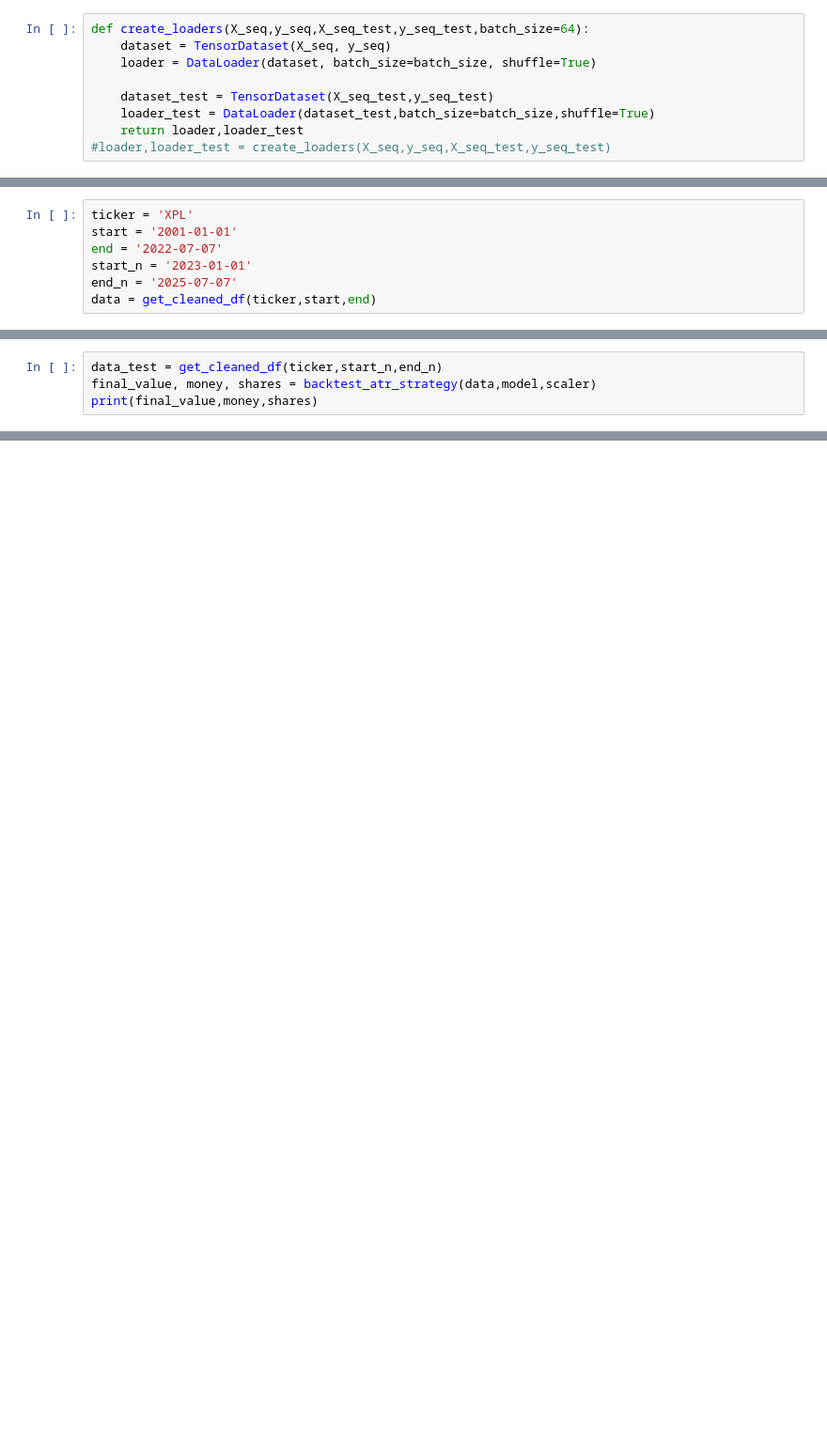
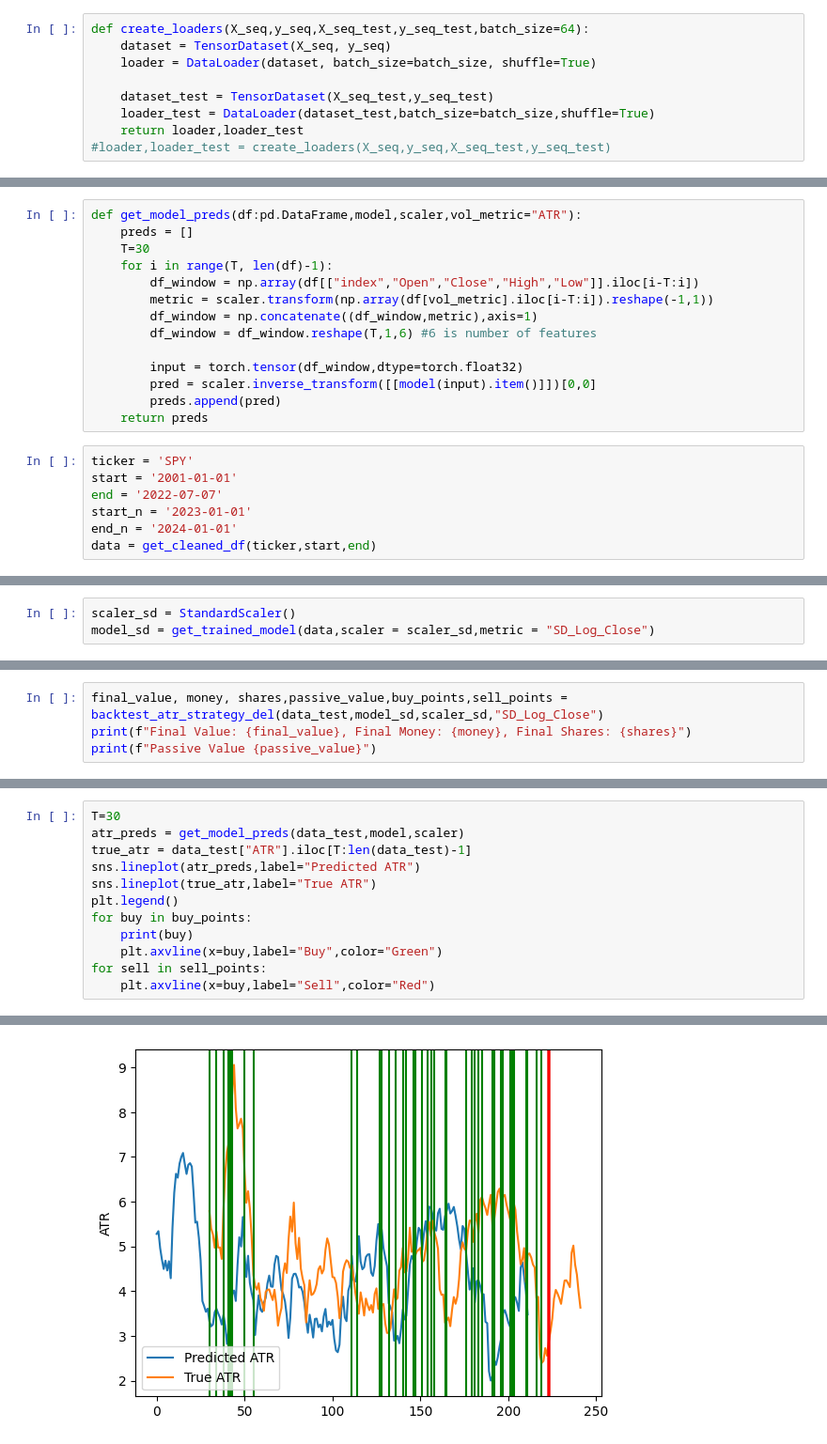
Before and after one commit to AkshayMurthy1/lstm-atr-prediction, a Jupyter notebook: stock-data/sim.ipynb, the cells around one changed output, grey strips where cells are left out. Shown: that part at 94% size. Drawn from its saved outputs; the diff is of its cells as text; blank space fills up the shorter version.

Commit message:
got simulations for both atr and sd to work and associative visuals

```diff
--- a/stock-data/sim.ipynb
+++ b/stock-data/sim.ipynb
@@ -245,7 +362,21 @@ def backtest_atr_strategy(data: pd.DataFrame,
+# %%
+def get_model_preds(df:pd.DataFrame,model,scaler,vol_metric="ATR"):
+    preds = []
+    T=30
+    for i in range(T, len(df)-1):
+        df_window = np.array(df[["index","Open","Close","High","Low"]].iloc[i-T:i])
+        metric = scaler.transform(np.array(df[vol_metric].iloc[i-T:i]).reshape(-1,1))
+        df_window = np.concatenate((df_window,metric),axis=1)
+        df_window = df_window.reshape(T,1,6) #6 is number of features
+
+        input = torch.tensor(df_window,dtype=torch.float32)
+        pred = scaler.inverse_transform([[model(input).item()]])[0,0]
+        preds.append(pred)
+    return preds
 # %%
-ticker = 'XPL'
+ticker = 'SPY'
 start = '2001-01-01'
 end = '2022-07-07'
 start_n = '2023-01-01'
-end_n = '2025-07-07'
+end_n = '2024-01-01'
 data = get_cleaned_df(ticker,start,end)
@@ -254,0 +408,3 @@ model = get_trained_model(data,scaler = scaler)
+# %%
+scaler_sd = StandardScaler()
+model_sd = get_trained_model(data,scaler = scaler_sd,metric = "SD_Log_Close")
@@ -255,4 +435,4 @@ model = get_trained_model(data,scaler = scaler)
 # %%
-data_test = get_cleaned_df(ticker,start_n,end_n)
-final_value, money, shares = backtest_atr_strategy(data,model,scaler)
-print(final_value,money,shares)
+final_value, money, shares,passive_value,buy_points,sell_points = backtest_atr_strategy_del(data_test,model_sd,scaler_sd,"SD_Log_Close")
+print(f"Final Value: {final_value}, Final Money: {money}, Final Shares: {shares}")
+print(f"Passive Value {passive_value}")
@@ -258,0 +457,13 @@ print(final_value,money,shares)
+# %%
+T=30
+atr_preds = get_model_preds(data_test,model,scaler)
+true_atr = data_test["ATR"].iloc[T:len(data_test)-1]
+sns.lineplot(atr_preds,label="Predicted ATR")
+sns.lineplot(true_atr,label="True ATR")
+plt.legend()
+for buy in buy_points:
+    print(buy)
+    plt.axvline(x=buy,label="Buy",color="Green")
+for sell in sell_points:
+    plt.axvline(x=buy,label="Sell",color="Red")
+# %% [output]
@@ -258,0 +487 @@ print(final_value,money,shares)
+[figure, added]
```
Also changed, not shown: parts of 18 cells of this notebook.
